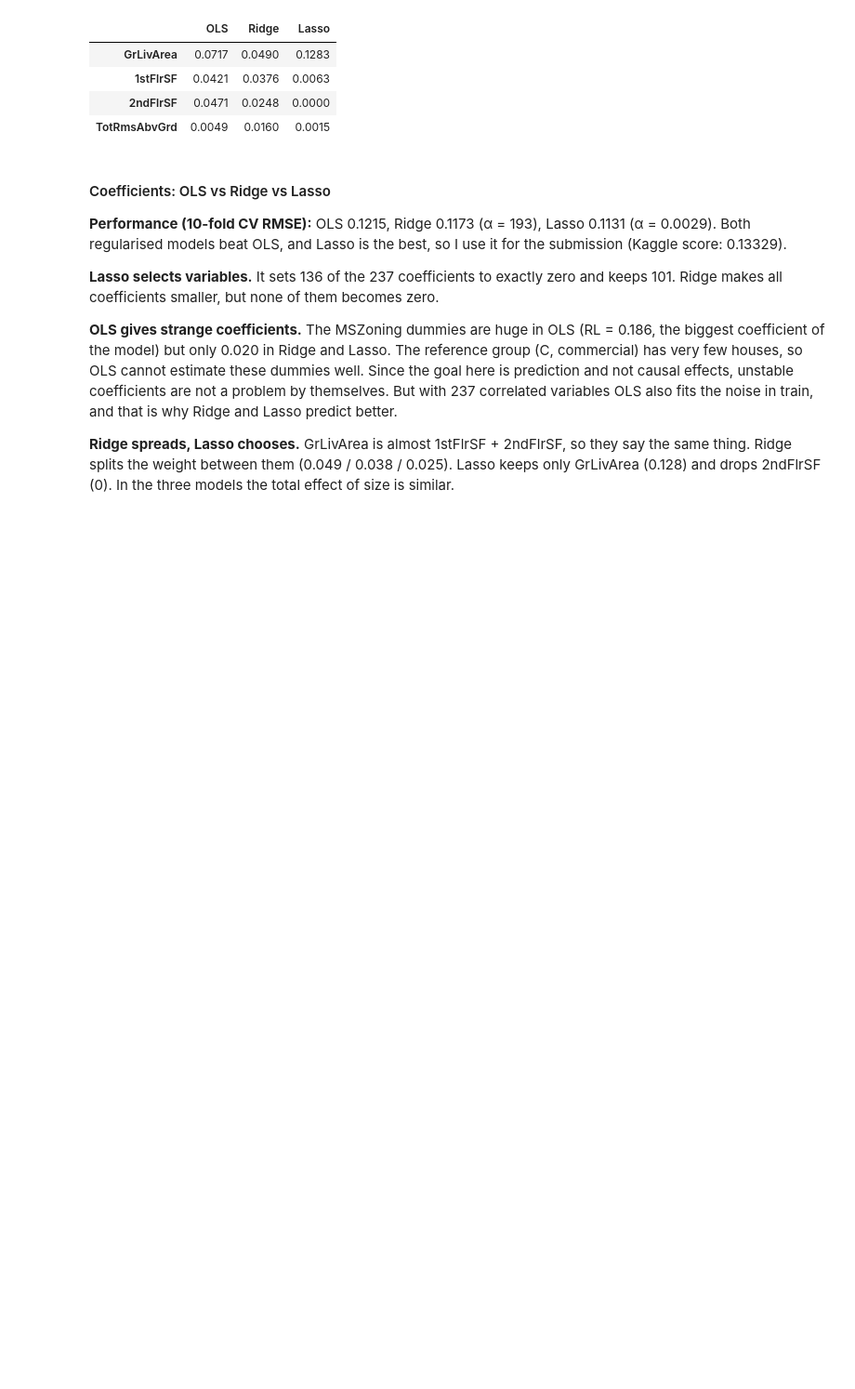
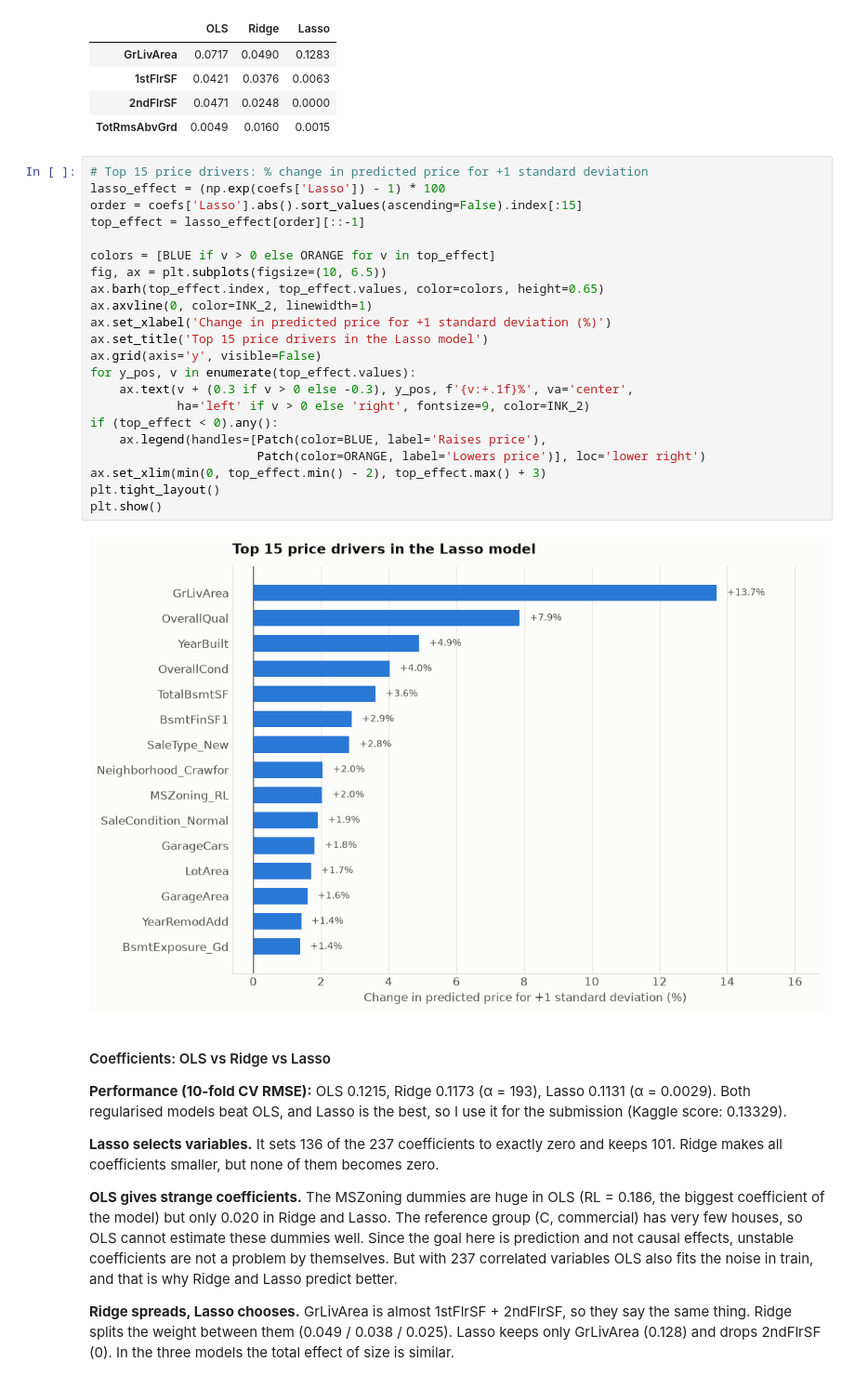
Before and after one commit to zarahelisa/ml_project_01, a Jupyter notebook: project_1_house_prices_zarah_dominguez.ipynb, the cells around one changed output. Shown at 93% size. Cells and saved outputs as stored; diff of their text form; blank space fills up the shorter version.

```diff
--- a/project_1_house_prices_zarah_dominguez.ipynb
+++ b/project_1_house_prices_zarah_dominguez.ipynb
@@ -596,6 +735,30 @@ display(coefs.loc[['GrLivArea', '1stFlrSF', '2ndFlrSF', 'TotRmsAbvGrd']].round(4
 | 1stFlrSF | 0.0421 | 0.0376 | 0.0063 |
 | 2ndFlrSF | 0.0471 | 0.0248 | 0.0000 |
 | TotRmsAbvGrd | 0.0049 | 0.0160 | 0.0015 |
+# %%
+# Top 15 price drivers: % change in predicted price for +1 standard deviation
+lasso_effect = (np.exp(coefs['Lasso']) - 1) * 100
+order = coefs['Lasso'].abs().sort_values(ascending=False).index[:15]
+top_effect = lasso_effect[order][::-1]
+
+colors = [BLUE if v > 0 else ORANGE for v in top_effect]
+fig, ax = plt.subplots(figsize=(10, 6.5))
+ax.barh(top_effect.index, top_effect.values, color=colors, height=0.65)
+ax.axvline(0, color=INK_2, linewidth=1)
+ax.set_xlabel('Change in predicted price for +1 standard deviation (%)')
+ax.set_title('Top 15 price drivers in the Lasso model')
+ax.grid(axis='y', visible=False)
+for y_pos, v in enumerate(top_effect.values):
+    ax.text(v + (0.3 if v > 0 else -0.3), y_pos, f'{v:+.1f}%', va='center',
+            ha='left' if v > 0 else 'right', fontsize=9, color=INK_2)
+if (top_effect < 0).any():
+    ax.legend(handles=[Patch(color=BLUE, label='Raises price'),
+                       Patch(color=ORANGE, label='Lowers price')], loc='lower right')
+ax.set_xlim(min(0, top_effect.min() - 2), top_effect.max() + 3)
+plt.tight_layout()
+plt.show()
+# %% [output]
+[figure, added]
 # %% [markdown]
 #### Coefficients: OLS vs Ridge vs Lasso
 
```
Also changed, not shown: parts of 26 cells of this notebook, 1 other file.
